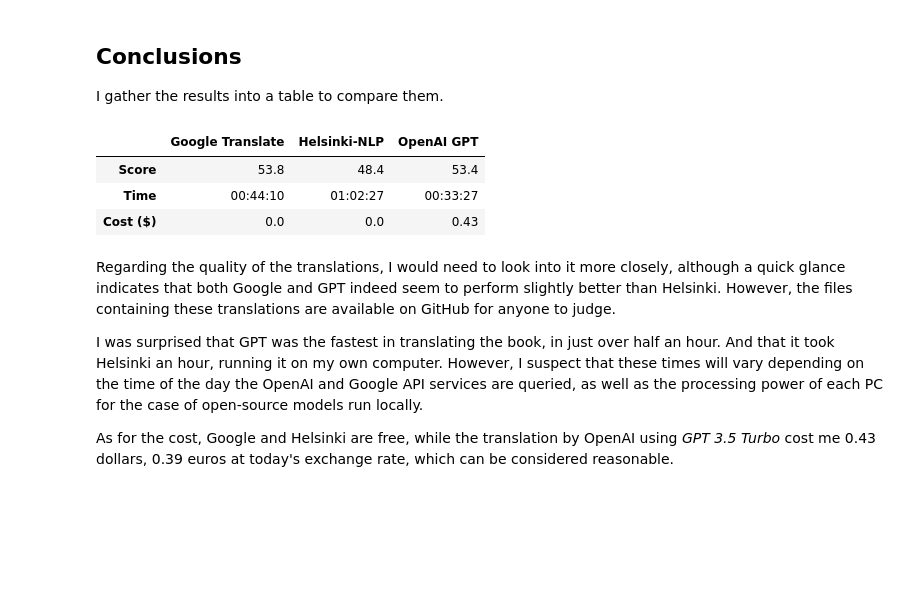
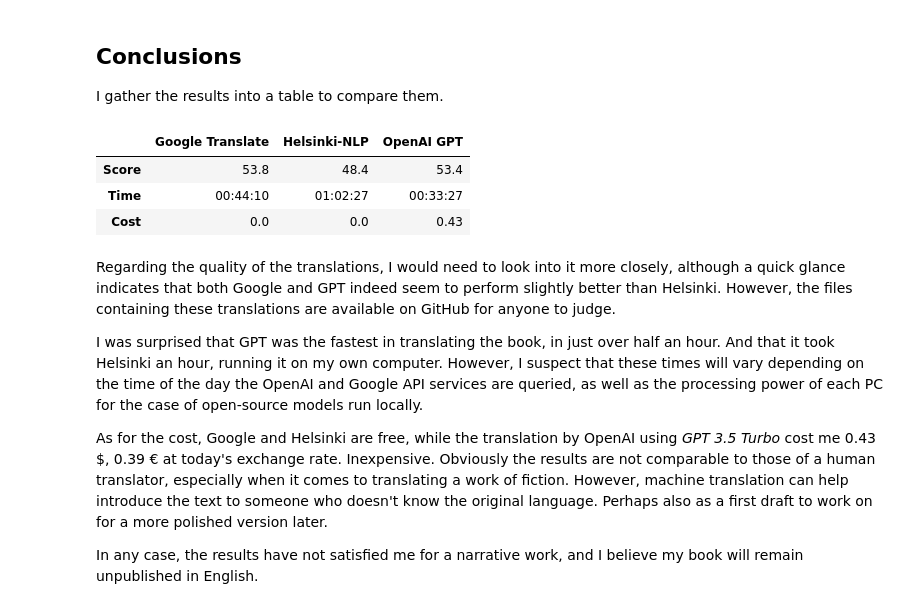
Before and after one commit to mikel-imaz/projects, a Jupyter notebook: _sources/notebooks/book-translation.ipynb, the cells around one changed output. Saved outputs shown, nothing was run; the diff lists cells and outputs as text; code cells hidden in the pictures; blank space fills up the shorter version.

```diff
--- a/_sources/notebooks/book-translation.ipynb
+++ b/_sources/notebooks/book-translation.ipynb
@@ -466,24 +466,26 @@ I gather the results into a table to compare them.
 # %%
 pd.DataFrame(
     {
         "Score": [goo_scores_mean, hel_scores_mean, gpt_scores_mean],
         "Time": [
             time.strftime("%H:%M:%S", time.gmtime(elapsed_time_goo)),
             time.strftime("%H:%M:%S", time.gmtime(elapsed_time_hel)),
             time.strftime("%H:%M:%S", time.gmtime(elapsed_time_gpt)),
         ],
-        "Cost ($)": [0, 0, cost_gpt],
+        "Cost": [0, 0, cost_gpt],
     },
     index=["Google Translate", "Helsinki-NLP", "OpenAI GPT"],
-).round({"Score": 1, "Cost ($)": 2}).transpose()
+).round({"Score": 1, "Cost": 2}).transpose()
 # %% [output]
 |  | Google Translate | Helsinki-NLP | OpenAI GPT |
 | Score | 53.8 | 48.4 | 53.4 |
 | Time | 00:44:10 | 01:02:27 | 00:33:27 |
-| Cost ($) | 0.0 | 0.0 | 0.43 |
+| Cost | 0.0 | 0.0 | 0.43 |
 # %% [markdown]
 Regarding the quality of the translations, I would need to look into it more closely, although a quick glance indicates that both Google and GPT indeed seem to perform slightly better than Helsinki. However, the files containing these translations are available on GitHub for anyone to judge.
 
 I was surprised that GPT was the fastest in translating the book, in just over half an hour. And that it took Helsinki an hour, running it on my own computer. However, I suspect that these times will vary depending on the time of the day the OpenAI and Google API services are queried, as well as the processing power of each PC for the case of open-source models run locally.
 
-As for the cost, Google and Helsinki are free, while the translation by OpenAI using _GPT 3.5 Turbo_ cost me 0.43 dollars, 0.39 euros at today's exchange rate, which can be considered reasonable.
+As for the cost, Google and Helsinki are free, while the translation by OpenAI using _GPT 3.5 Turbo_ cost me 0.43 $, 0.39 € at today's exchange rate. Inexpensive. Obviously the results are not comparable to those of a human translator, especially when it comes to translating a work of fiction. However, machine translation can help introduce the text to someone who doesn't know the original language. Perhaps also as a first draft to work on for a more polished version later.
+
+In any case, the results have not satisfied me for a narrative work, and I believe my book will remain unpublished in English.
```
Also changed, not shown: parts of 1 cell of this notebook, 4 other files.
